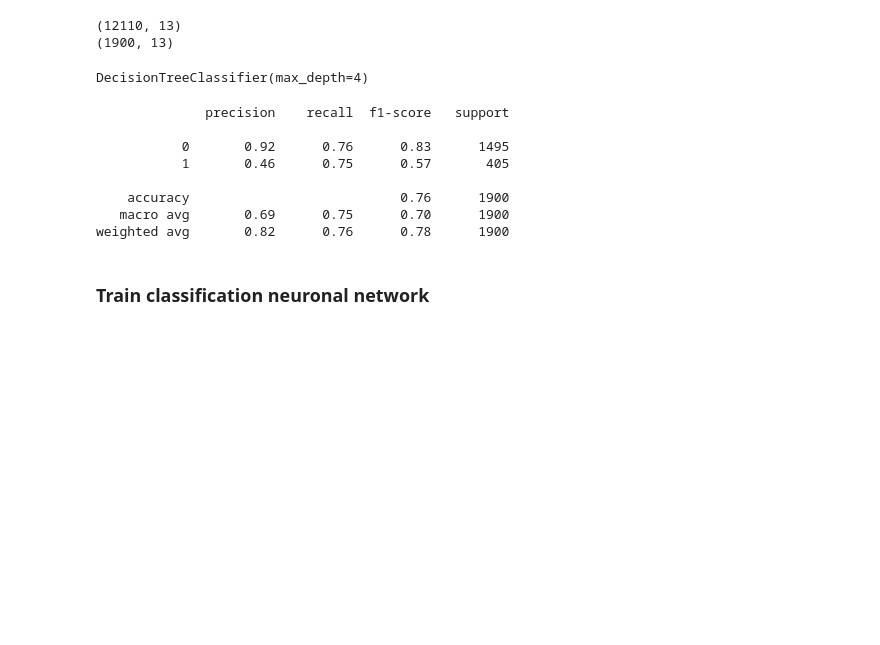
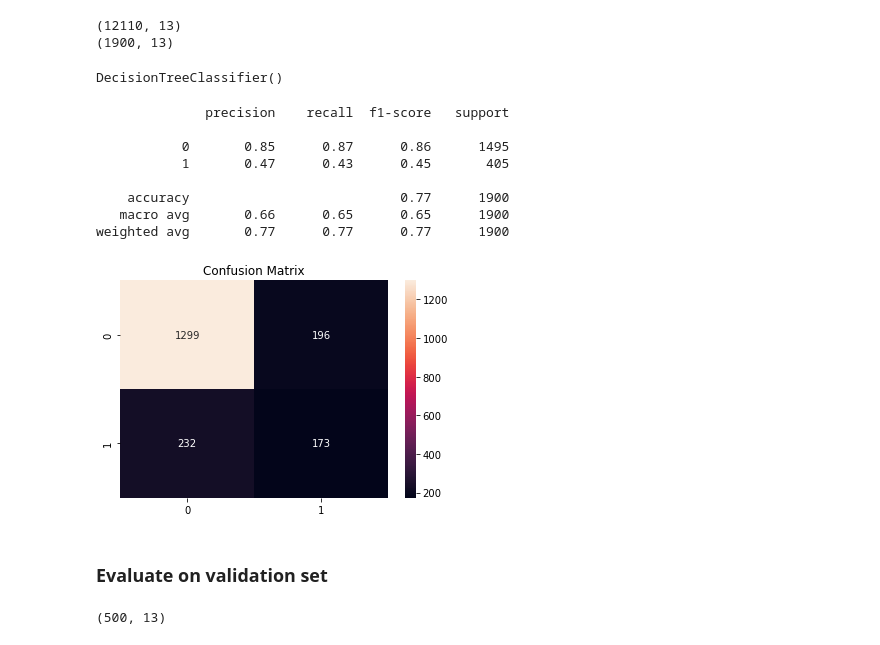
Before and after one commit to olihofmann/cas-aml, a Jupyter notebook: customer-churn-prediction/classical_algorithms.ipynb, the cells around one changed output. Saved outputs shown, nothing was run; the diff lists cells and outputs as text; code cells hidden in the pictures; blank space fills up the shorter version.

```diff
--- a/customer-churn-prediction/classical_algorithms.ipynb
+++ b/customer-churn-prediction/classical_algorithms.ipynb
@@ -256,7 +257,7 @@ onehot_transformer = ColumnTransformer([
 ### The last 500 records are for the validation set
 # %%
 data_final = data_prepared[:9500]
-y = y[:9500]
+y_final = y[:9500]
 
 data_validation = data_prepared[9500:]
 y_validation = y[9500:]
@@ -271,7 +272,7 @@ data_validation.shape
 # %% [markdown]
 ### Splitting the dataset in data and label
 # %%
-X_train, X_test, y_train, y_test = train_test_split(data_final, y, test_size=0.2, shuffle=True, random_state=42)
+X_train, X_test, y_train, y_test = train_test_split(data_final, y_final, test_size=0.2, shuffle=True, random_state=42)
 # %% [markdown]
 ### Oversampling the minority class
 We need to do an oversampling because the exited class is underrepresented
@@ -355,21 +356,33 @@ print(X_test_onehot.shape)
 (12110, 13)
 (1900, 13)
 # %%
-decision_tree = DecisionTreeClassifier(max_depth=5)
+decision_tree = DecisionTreeClassifier()
 decision_tree.fit(X_train_onehot, y_train_resample)
 # %% [output]
-DecisionTreeClassifier(max_depth=4)
+DecisionTreeClassifier()
 # %%
-y_pred = decision_tree.predict(X_test_onehot)
-print(classification_report(y_test, y_pred))
+y_pred_dt = decision_tree.predict(X_test_onehot)
+print(classification_report(y_test, y_pred_dt))
 # %% [output]
               precision    recall  f1-score   support
 
-           0       0.92      0.76      0.83      1495
-           1       0.46      0.75      0.57       405
+           0       0.85      0.87      0.86      1495
+           1       0.47      0.43      0.45       405
 
-    accuracy                           0.76      1900
-   macro avg       0.69      0.75      0.70      1900
-weighted avg       0.82      0.76      0.78      1900
+    accuracy                           0.77      1900
+   macro avg       0.66      0.65      0.65      1900
+weighted avg       0.77      0.77      0.77      1900
-# %% [markdown]
-### Train classification neuronal network
+# %%
+con_matrix = confusion_matrix(y_test, y_pred_dt)
+sns.heatmap(con_matrix, annot=True, fmt="d")
+plt.title("Confusion Matrix")
+plt.show()
+# %% [output]
+[figure, added]
+# %% [markdown]
+### Evaluate on validation set
+# %%
+X_validation_onehot = onehot_transformer.fit_transform(data_validation)
+X_validation_onehot.shape
+# %% [output]
+(500, 13)
```
Also changed, not shown: parts of 10 cells of this notebook.
